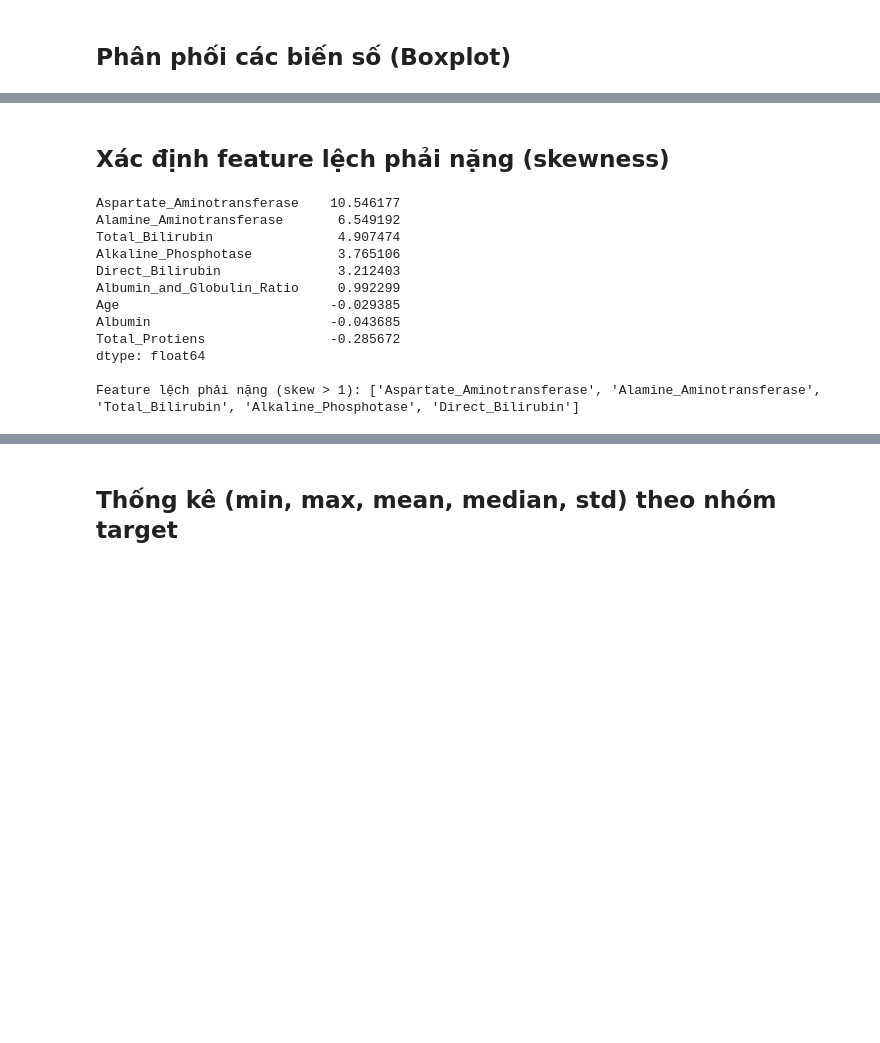
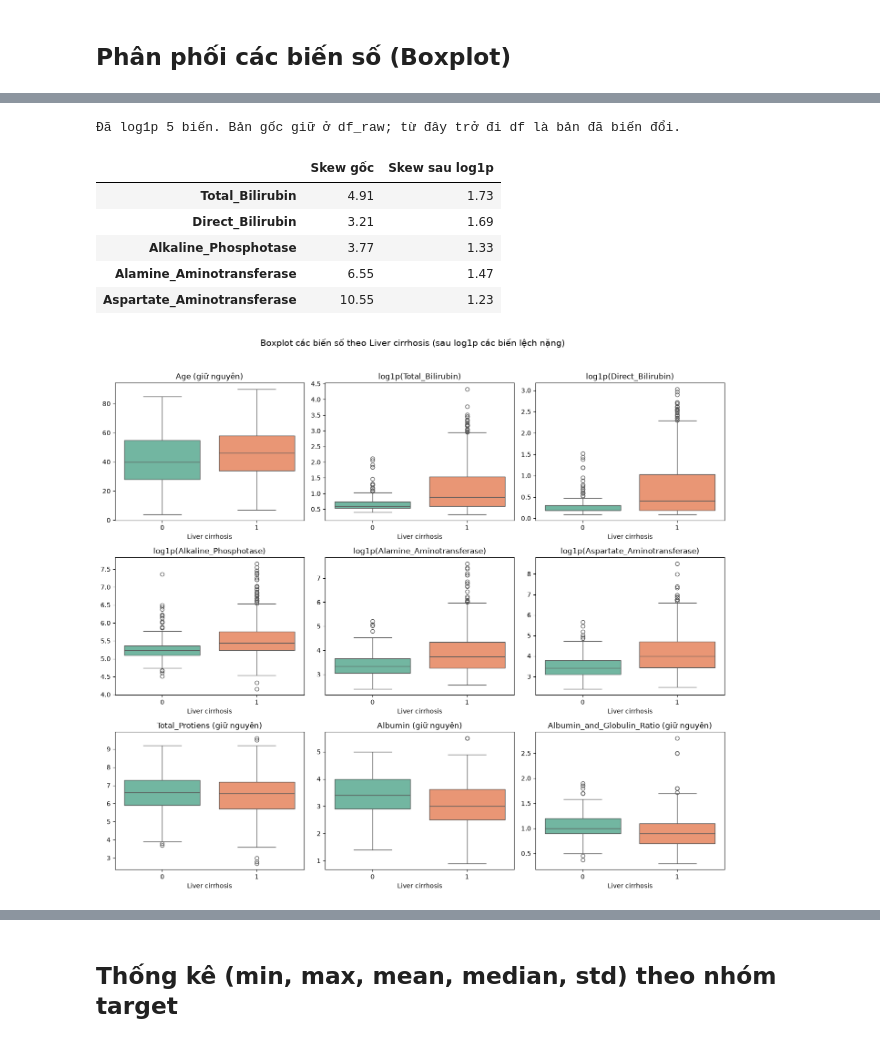
Before and after one commit to thiennguyen37-qn/Bootstrap-and-KFold-validation-with-R, a Jupyter notebook: a.ipynb, the cells around one changed output, grey strips where cells are left out. Drawn from its saved outputs; the diff is of its cells as text; code cells hidden in the pictures; blank space fills up the shorter version.

```diff
--- a/a.ipynb
+++ b/a.ipynb
@@ -279,22 +243,50 @@ plt.show()
-# %% [markdown]
-## Xác định feature lệch phải nặng (skewness)
-# %%
-# Xác định các feature lệch phải nặng (skew > 1) dựa trên boxplot đã quan sát
-skew = df[numeric_cols].skew().sort_values(ascending=False)
-print(skew)
-
-right_skewed_cols = skew[skew > 1].index.tolist()
-print("\nFeature lệch phải nặng (skew > 1):", right_skewed_cols)
-# %% [output]
-Aspartate_Aminotransferase    10.546177
-Alamine_Aminotransferase       6.549192
-Total_Bilirubin                4.907474
-Alkaline_Phosphotase           3.765106
-Direct_Bilirubin               3.212403
-Albumin_and_Globulin_Ratio     0.992299
-Age                           -0.029385
-Albumin                       -0.043685
-Total_Protiens                -0.285672
-dtype: float64
-
-Feature lệch phải nặng (skew > 1): ['Aspartate_Aminotransferase', 'Alamine_Aminotransferase', 'Total_Bilirubin', 'Alkaline_Phosphotase', 'Direct_Bilirubin']
+# %%
+# Áp dụng log1p cho các biến lệch phải nặng, dùng cho toàn bộ phần còn lại của notebook.
+# Dùng log1p thay vì winsorization: outlier ở đây là tín hiệu lâm sàng thật (AST~5000 = suy gan cấp)
+# và nằm chủ yếu ở nhóm bệnh, nên kẹp đuôi sẽ kéo hai nhóm lại gần nhau -> mất khả năng phân biệt.
+# log1p đơn điệu tăng nên bảo toàn thứ hạng (p-value Mann-Whitney không đổi) mà vẫn nén leverage.
+skewed_cols = [
+    "Total_Bilirubin", "Direct_Bilirubin", "Alkaline_Phosphotase",
+    "Alamine_Aminotransferase", "Aspartate_Aminotransferase"
+]
+
+# Giữ bản gốc ở df_raw; luôn dựng lại df từ df_raw để chạy lại cell nhiều lần không log chồng lên nhau
+if 'df_raw' not in globals():
+    df_raw = df.copy()
+
+df = df_raw.copy()
+for col in skewed_cols:
+    df[col] = np.log1p(df[col])
+
+print(f"Đã log1p {len(skewed_cols)} biến. Bản gốc giữ ở df_raw; từ đây trở đi df là bản đã biến đổi.")
+
+# Skewness trước/sau để xác nhận đuôi đã được nén
+display(pd.DataFrame({
+    'Skew gốc': df_raw[skewed_cols].skew(),
+    'Skew sau log1p': df[skewed_cols].skew(),
+}).round(2))
+
+# Boxplot lại theo đúng bố cục cũ để so sánh trực quan với cell phía trên
+fig, axes = plt.subplots(3, 3, figsize=(14, 12))
+axes = axes.flatten()
+
+for ax, col in zip(axes, numeric_cols):
+    sns.boxplot(data=df, x='Liver cirrhosis', y=col, hue='Liver cirrhosis',
+               palette='Set2', legend=False, ax=ax)
+    ax.set_title(f'log1p({col})' if col in skewed_cols else f'{col} (giữ nguyên)')
+    ax.set_ylabel('')
+    ax.set_xlabel('Liver cirrhosis')
+
+plt.suptitle('Boxplot các biến số theo Liver cirrhosis (sau log1p các biến lệch nặng)',
+            y=1.02, fontsize=14)
+plt.tight_layout()
+plt.show()
+# %% [output]
+Đã log1p 5 biến. Bản gốc giữ ở df_raw; từ đây trở đi df là bản đã biến đổi.
+|  | Skew gốc | Skew sau log1p |
+| Total_Bilirubin | 4.91 | 1.73 |
+| Direct_Bilirubin | 3.21 | 1.69 |
+| Alkaline_Phosphotase | 3.77 | 1.33 |
+| Alamine_Aminotransferase | 6.55 | 1.47 |
+| Aspartate_Aminotransferase | 10.55 | 1.23 |
+[figure, added]
```
Also changed, not shown: parts of 21 cells of this notebook.
